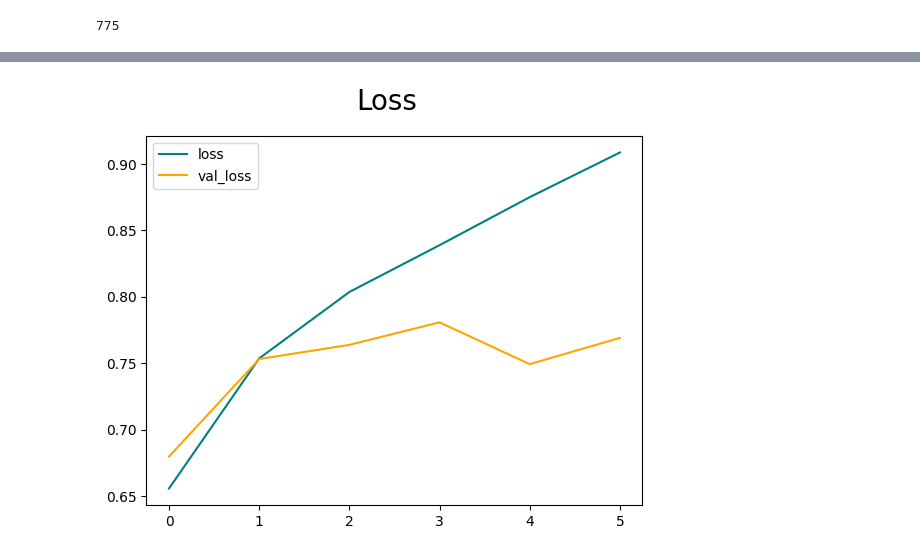
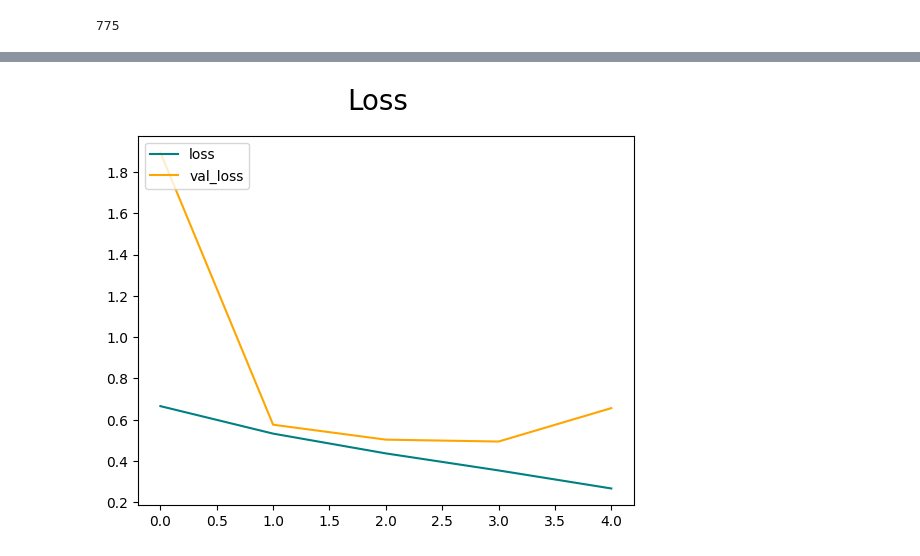
Before and after one commit to cristirvn/deeplearning-linux, a Jupyter notebook: BinaryClassification/cats_and_dogs_cnn.ipynb, the cells around one changed output, grey strips where cells are left out. Drawn from its saved outputs; the diff is of its cells as text; code cells hidden in the pictures.

Commit message:
data cleanup improved

```diff
--- a/BinaryClassification/cats_and_dogs_cnn.ipynb
+++ b/BinaryClassification/cats_and_dogs_cnn.ipynb
@@ -79,4 +38,4 @@ Done! Found and skipped 229 corrupt images.
 # %%
-data = image_dataset_from_directory('PetImages')
+data = image_dataset_from_directory('PetImages', shuffle=True, seed = 1)
 # %% [output]
 Found 24769 files belonging to 2 classes.
@@ -152,10 +109,10 @@ model.add(layers.BatchNormalization())
 
 model.add(Dense(1, activation = 'sigmoid'))
 # %%
-model.compile('adam', loss= tf.losses.BinaryCrossentropy(), metrics = ['accuracy'])
+model.compile('adam', loss= tf.losses.BinaryCrossentropy(), metrics = ['binary_accuracy'])
 # %%
 logdir = 'logs'
 tensorflow_callback = tf.keras.callbacks.TensorBoard(log_dir= logdir)
 # %%
-hist = model.fit(train, epochs = 6, validation_data=val, callbacks = [tensorflow_callback])
+hist = model.fit(train, epochs = 5, validation_data=val, callbacks = [tensorflow_callback])
 # %% [output]
@@ -188,12 +136,12 @@ Corrupt JPEG data: 1153 extraneous bytes before marker 0xd9
 # %%
 fig = plt.figure()
-plt.plot(hist.history['accuracy'], color= 'teal', label = 'loss')
-plt.plot(hist.history['val_accuracy'], color='orange', label='val_loss')
+plt.plot(hist.history['loss'], color= 'teal', label = 'loss')
+plt.plot(hist.history['val_loss'], color='orange', label='val_loss')
 fig.suptitle('Loss', fontsize=20)
 plt.legend(loc='upper left')
 plt.show()
 # %% [output]
-[figure, old version]
+[figure, new version]
 # %%
 from tensorflow.keras.metrics import Precision, Recall, BinaryAccuracy
 # %%
```
Also changed, not shown: parts of 5 cells of this notebook, 2 other files.
